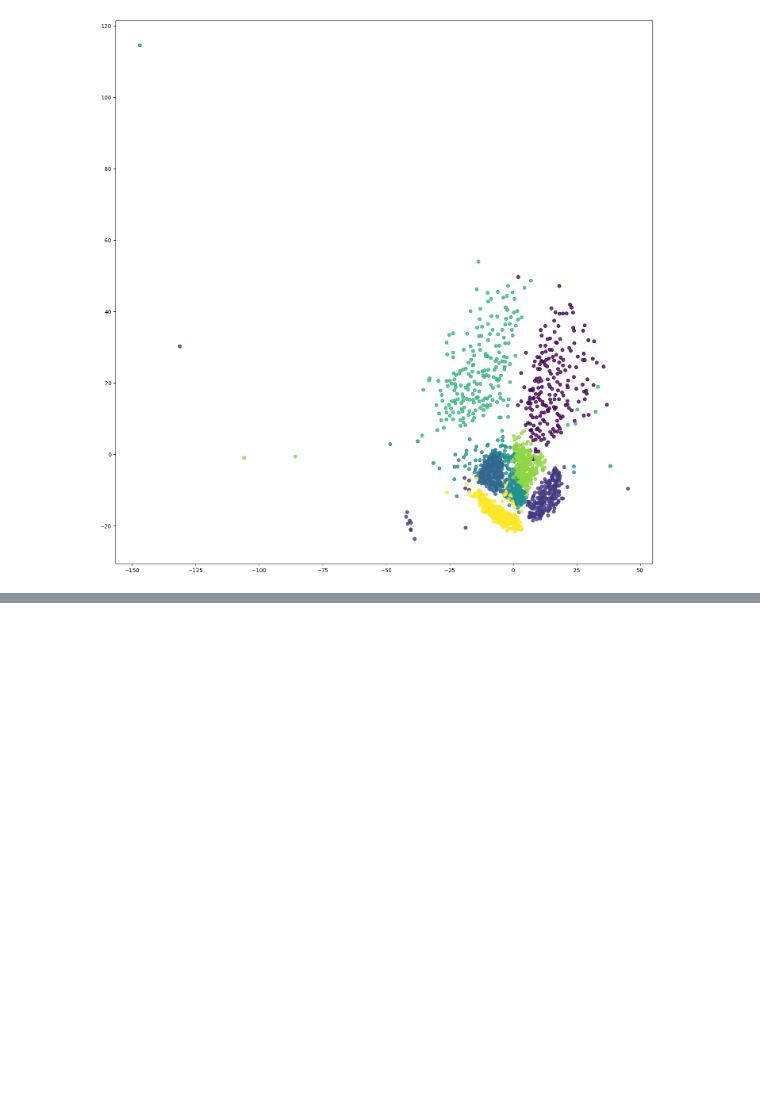
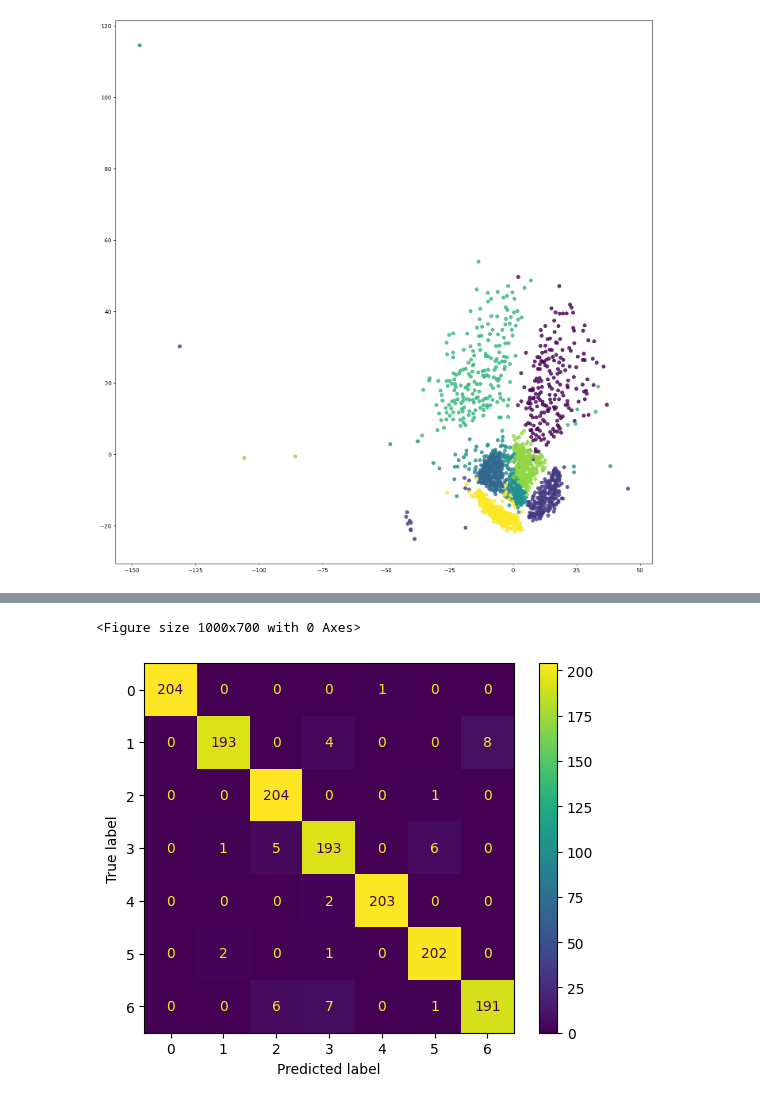
Before and after one commit to jinnalei/watches, a Jupyter notebook: code/dumb_classify.ipynb, the cells around one changed output, grey strips where cells are left out. Cells and saved outputs as stored; diff of their text form; code cells hidden in the pictures; blank space fills up the shorter version.

```diff
--- a/code/dumb_classify.ipynb
+++ b/code/dumb_classify.ipynb
@@ -102,0 +93,46 @@ viewMds(X_coarse, y)
+# %%
+from sklearn.metrics import confusion_matrix, ConfusionMatrixDisplay
+
+# Get cross-validation score
+n_samples_per_class = 5
+dp_per_sample = 41
+
+# Fix with different classes
+def crossValidate(X, y, train, test):
+    predictions = []
+    true_labels = []
+    for test_i in range(n_samples_per_class * len(classes)):
+        X_train = np.concatenate([X[:test_i*dp_per_sample, :], X[(test_i + 1)*dp_per_sample:, :]], axis=0)
+        X_test = X[test_i*dp_per_sample:(test_i + 1)*dp_per_sample]
+        y_train = np.concatenate([y[:test_i*dp_per_sample], y[(test_i + 1)*dp_per_sample:]], axis=0)
+        y_test = y[test_i*dp_per_sample:(test_i + 1)*dp_per_sample]
+
+        model = train(X_train, np.ravel(y_train))
+        y_pred = test(X_test, model)
+        predictions.append(y_pred)
+        true_labels.append(y_test)
+
+    confusions = confusion_matrix(np.concatenate(true_labels), np.concatenate(predictions))
+    return np.array(confusions)
+
+def disp(confusions):
+    plt.figure(figsize=(10, 7))
+    disp = ConfusionMatrixDisplay(confusion_matrix=confusions)
+    disp.plot()
+    plt.show()
+# %%
+from sklearn.neighbors import KNeighborsClassifier
+
+def trainKnn(X, y):
+    neigh = KNeighborsClassifier(n_neighbors=3)
+    neigh.fit(X, y)
+    return neigh
+
+def testKnn(X, model):
+    predicted = model.predict(X)
+    return predicted
+
+disp(crossValidate(X, y, trainKnn, testKnn))
+# %% [output]
+<Figure size 1000x700 with 0 Axes>
+[figure, added]
```
Also changed, not shown: parts of 6 cells of this notebook.
